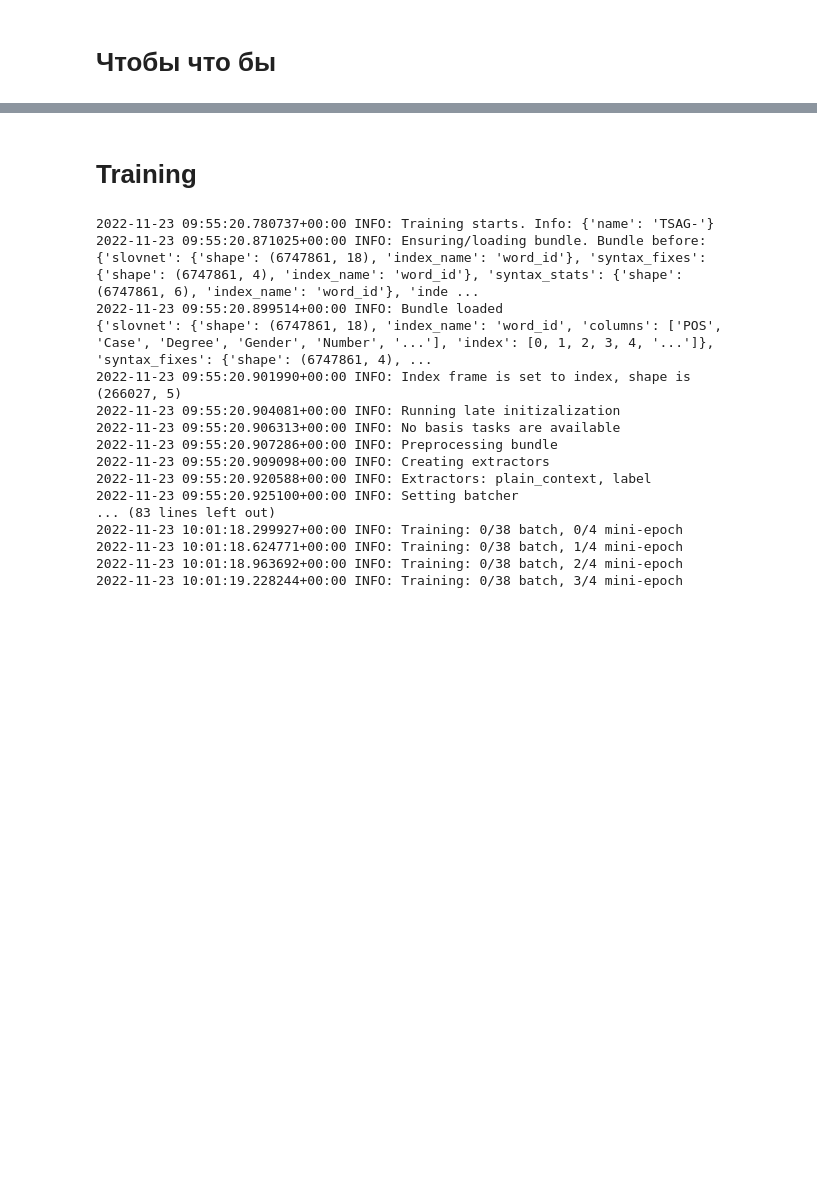
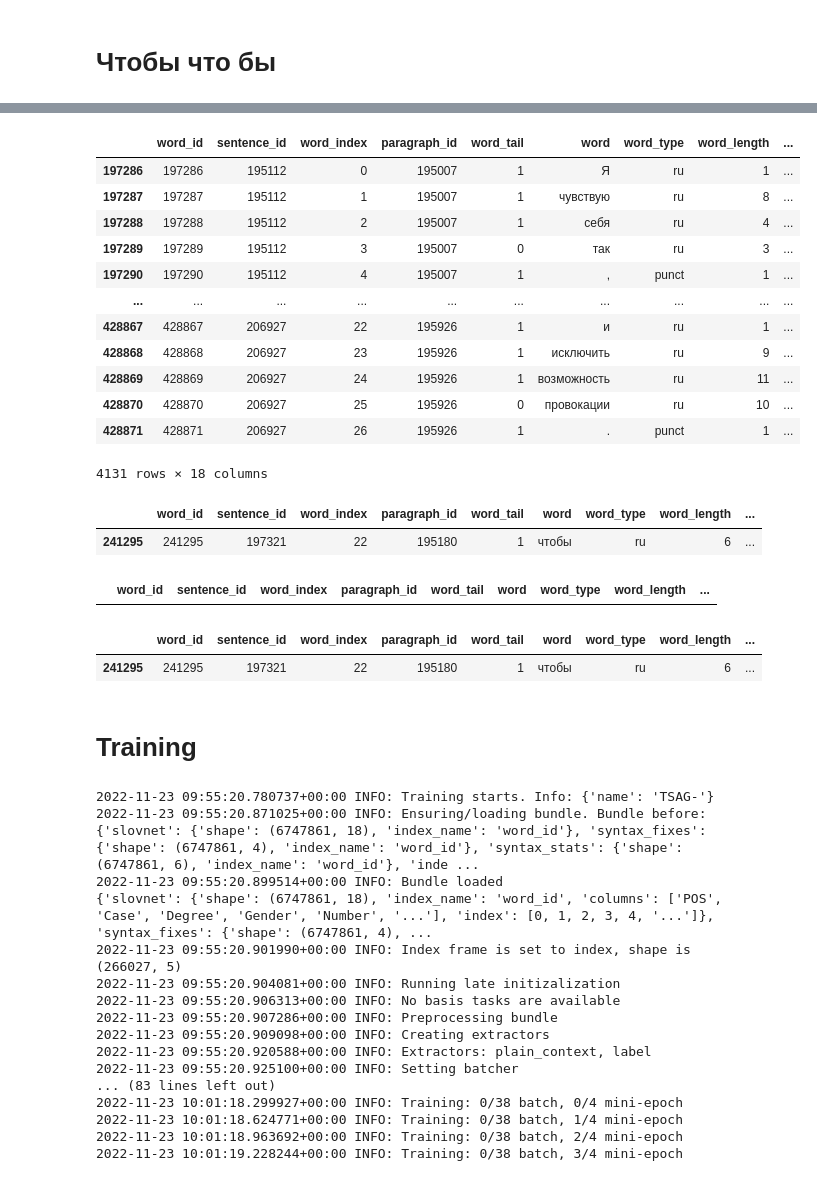
Before and after one commit to okulovsky/grammar_ru, a Jupyter notebook: research/alternative/research.ipynb, the cells around one changed output, grey strips where cells are left out. Saved outputs shown, nothing was run; the diff lists cells and outputs as text; code cells hidden in the pictures; blank space fills up the shorter version.

```diff
--- a/research/alternative/n_nn/research.ipynb
+++ b/research/alternative/research.ipynb
@@ -115,0 +91,27 @@ Name: word_index, Length: 225189, dtype: int64
+# %%
+import importlib
+from tg.grammar_ru.ml.tasks.train_index_builder import index_builders
+
+ChtobyIndexBuilder = importlib.reload(index_builders).ChtobyIndexBuilder
+# %%
+builder = ChtobyIndexBuilder()
+# %%
+index = builder.build_train_index(df)
+# %%
+positive, negative = index
+# %%
+positive
+# %% [output]
+|  | word_id | sentence_id | word_index | paragraph_id | word_tail | word | word_type | word_length | ... |
+| 197286 | 197286 | 195112 | 0 | 195007 | 1 | Я | ru | 1 | ... |
+| 197287 | 197287 | 195112 | 1 | 195007 | 1 | чувствую | ru | 8 | ... |
+| 197288 | 197288 | 195112 | 2 | 195007 | 1 | себя | ru | 4 | ... |
+| 197289 | 197289 | 195112 | 3 | 195007 | 0 | так | ru | 3 | ... |
+| 197290 | 197290 | 195112 | 4 | 195007 | 1 | , | punct | 1 | ... |
+| ... | ... | ... | ... | ... | ... | ... | ... | ... | ... |
+| 428867 | 428867 | 206927 | 22 | 195926 | 1 | и | ru | 1 | ... |
+| 428868 | 428868 | 206927 | 23 | 195926 | 1 | исключить | ru | 9 | ... |
+| 428869 | 428869 | 206927 | 24 | 195926 | 1 | возможность | ru | 11 | ... |
+| 428870 | 428870 | 206927 | 25 | 195926 | 0 | провокации | ru | 10 | ... |
+| 428871 | 428871 | 206927 | 26 | 195926 | 1 | . | punct | 1 | ... |
+4131 rows × 18 columns
@@ -115,0 +120,9 @@ Name: word_index, Length: 225189, dtype: int64
+# %%
+negative[negative['word'] == 'чтобы']
+# %% [output]
+|  | word_id | sentence_id | word_index | paragraph_id | word_tail | word | word_type | word_length | ... |
+| 241295 | 241295 | 197321 | 22 | 195180 | 1 | чтобы | ru | 6 | ... |
+# %%
+neg[neg['word'] == 'чтобы']
+# %% [output]
+|  | word_id | sentence_id | word_index | paragraph_id | word_tail | word | word_type | word_length | ... |
@@ -116,3 +131,8 @@ Name: word_index, Length: 225189, dtype: int64
+# %%
+neg[neg['word'] == 'чтобы']
+# %% [output]
+|  | word_id | sentence_id | word_index | paragraph_id | word_tail | word | word_type | word_length | ... |
+| 241295 | 241295 | 197321 | 22 | 195180 | 1 | чтобы | ru | 6 | ... |
 # %% [markdown]
 # Training
 # %%
```
Also changed, not shown: parts of 29 cells of this notebook, 1 other file.
